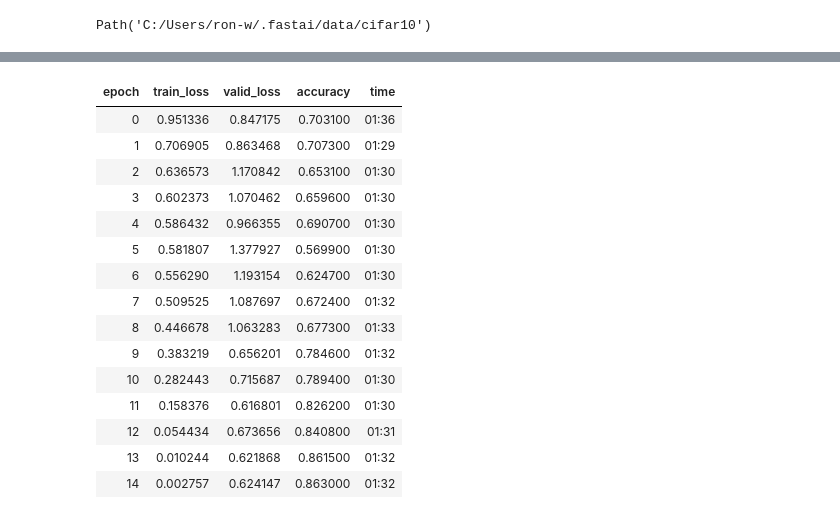
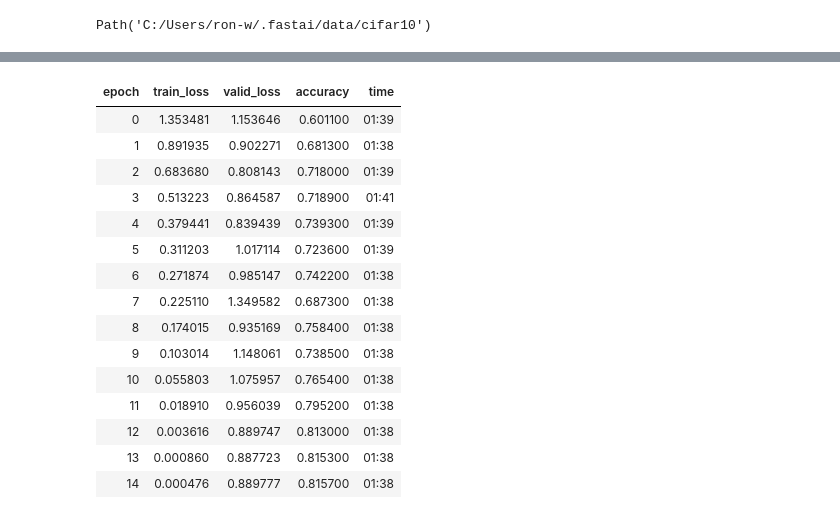
Before and after one commit to flyinacres/GPU-tests, a Jupyter notebook: cifar10_1080Ti_bs256.ipynb, the cells around one changed output, grey strips where cells are left out. Saved outputs shown, nothing was run; the diff lists cells and outputs as text; code cells hidden in the pictures.

```diff
--- a/cifar10_1080Ti_bs256.ipynb
+++ b/cifar10_1080Ti_bs256.ipynb
@@ -53,4 +53,4 @@ bs = 256
 ds_tfms = ([OldRandomCrop(4, 32), FlipItem(p=0.5)], [])
 data = ImageDataLoaders.from_folder(path, valid='test', item_tfms=ds_tfms, bs=bs)
 # %%
-learn = Learner(data, xresnet101(pretrained=True), metrics=accuracy)
+learn = Learner(data, xresnet152(pretrained=True), metrics=accuracy)
@@ -65,19 +70,19 @@ Changed the model to xresnet101, and using pretrained=True, 15 epochs
 # %%
-learn.fit_one_cycle(15, 3e-3, wd=0.4, div=10, pct_start=0.5)
+learn.fit_one_cycle(15, 0.000575439, wd=0.4, div=10, pct_start=0.5)
 # %% [output]
 | epoch | train_loss | valid_loss | accuracy | time |
-| 0 | 0.951336 | 0.847175 | 0.703100 | 01:36 |
-| 1 | 0.706905 | 0.863468 | 0.707300 | 01:29 |
-| 2 | 0.636573 | 1.170842 | 0.653100 | 01:30 |
-| 3 | 0.602373 | 1.070462 | 0.659600 | 01:30 |
-| 4 | 0.586432 | 0.966355 | 0.690700 | 01:30 |
-| 5 | 0.581807 | 1.377927 | 0.569900 | 01:30 |
-| 6 | 0.556290 | 1.193154 | 0.624700 | 01:30 |
-| 7 | 0.509525 | 1.087697 | 0.672400 | 01:32 |
-| 8 | 0.446678 | 1.063283 | 0.677300 | 01:33 |
-| 9 | 0.383219 | 0.656201 | 0.784600 | 01:32 |
-| 10 | 0.282443 | 0.715687 | 0.789400 | 01:30 |
-| 11 | 0.158376 | 0.616801 | 0.826200 | 01:30 |
-| 12 | 0.054434 | 0.673656 | 0.840800 | 01:31 |
-| 13 | 0.010244 | 0.621868 | 0.861500 | 01:32 |
-| 14 | 0.002757 | 0.624147 | 0.863000 | 01:32 |
+| 0 | 1.353481 | 1.153646 | 0.601100 | 01:39 |
+| 1 | 0.891935 | 0.902271 | 0.681300 | 01:38 |
+| 2 | 0.683680 | 0.808143 | 0.718000 | 01:39 |
+| 3 | 0.513223 | 0.864587 | 0.718900 | 01:41 |
+| 4 | 0.379441 | 0.839439 | 0.739300 | 01:39 |
+| 5 | 0.311203 | 1.017114 | 0.723600 | 01:39 |
+| 6 | 0.271874 | 0.985147 | 0.742200 | 01:38 |
+| 7 | 0.225110 | 1.349582 | 0.687300 | 01:38 |
+| 8 | 0.174015 | 0.935169 | 0.758400 | 01:38 |
+| 9 | 0.103014 | 1.148061 | 0.738500 | 01:38 |
+| 10 | 0.055803 | 1.075957 | 0.765400 | 01:38 |
+| 11 | 0.018910 | 0.956039 | 0.795200 | 01:38 |
+| 12 | 0.003616 | 0.889747 | 0.813000 | 01:38 |
+| 13 | 0.000860 | 0.887723 | 0.815300 | 01:38 |
+| 14 | 0.000476 | 0.889777 | 0.815700 | 01:38 |
```
Also changed, not shown: parts of 3 cells of this notebook, 1 other file.
